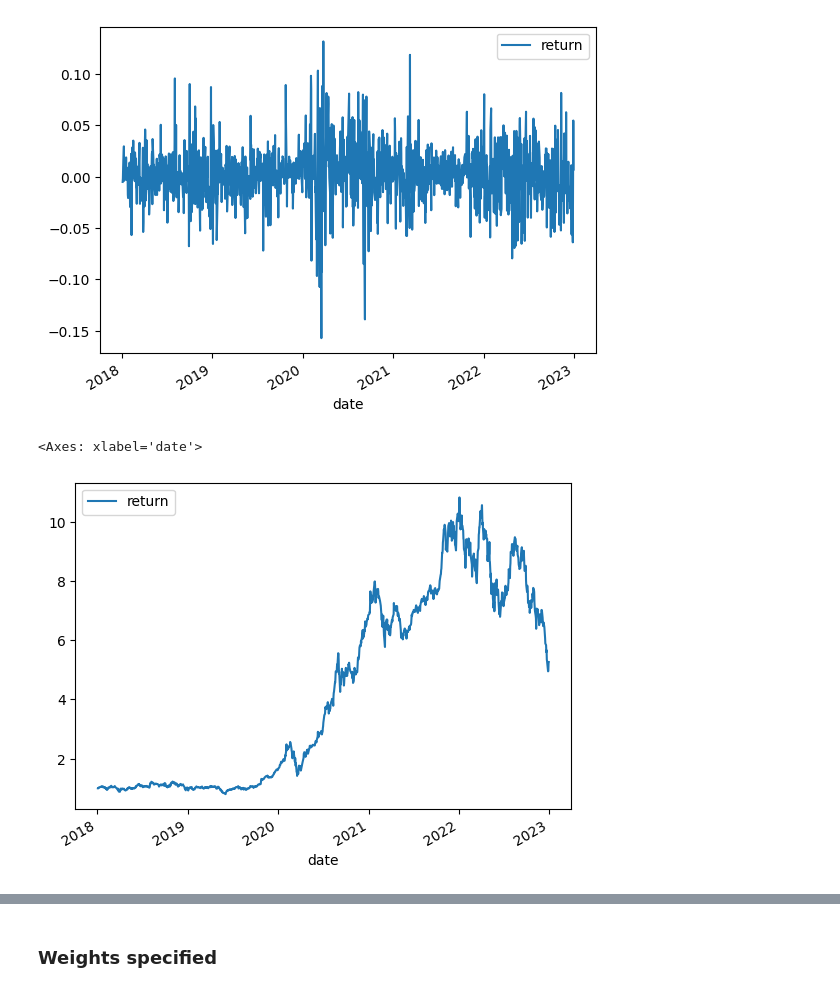
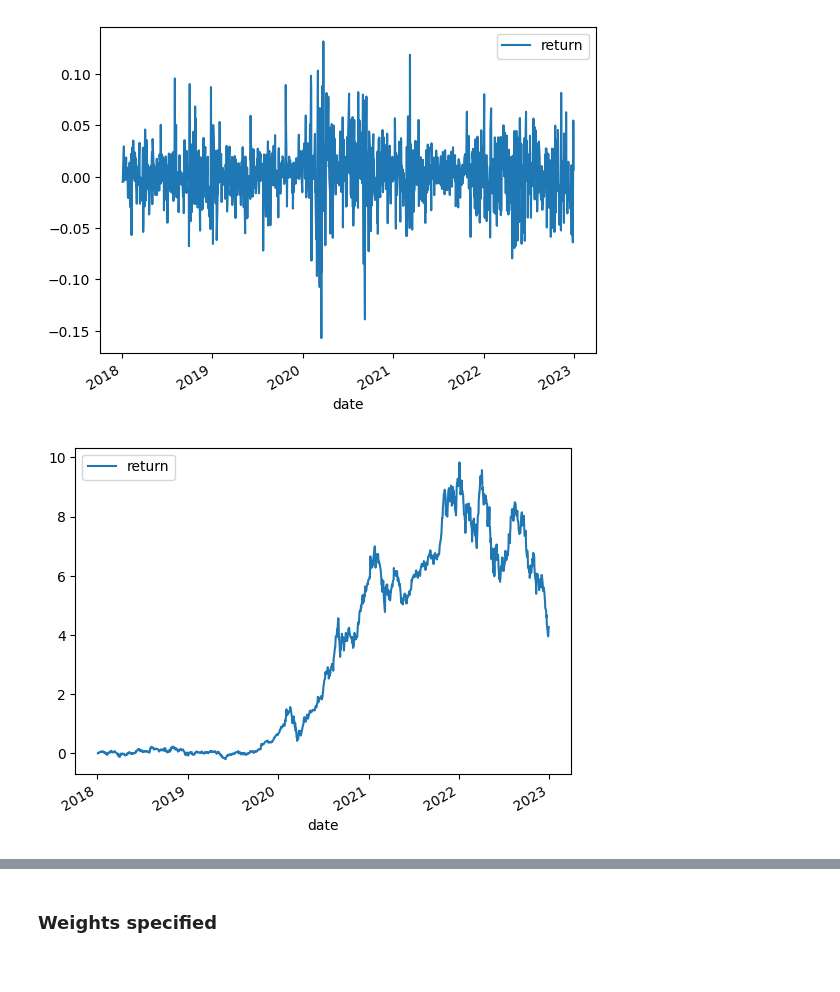
Before and after one commit to mohitbgupta-tcw/quantkit, a Jupyter notebook: notebooks/greg/scratch.ipynb, the cells around one changed output, grey strips where cells are left out. Saved outputs shown, nothing was run; the diff lists cells and outputs as text; code cells hidden in the pictures.

```diff
--- a/notebooks/greg/scratch.ipynb
+++ b/notebooks/greg/scratch.ipynb
@@ -173,7 +205,7 @@ df.plot()
 <Axes: xlabel='date'>
 [figure]
 # %%
-(df+1).cumprod(skipna=True).plot()
+((df+1).cumprod(skipna=True)-1).plot()
+plt.show()
 # %% [output]
-<Axes: xlabel='date'>
-[figure, old version]
+[figure, new version]
```
Also changed, not shown: parts of 10 cells of this notebook, 8 other files.
